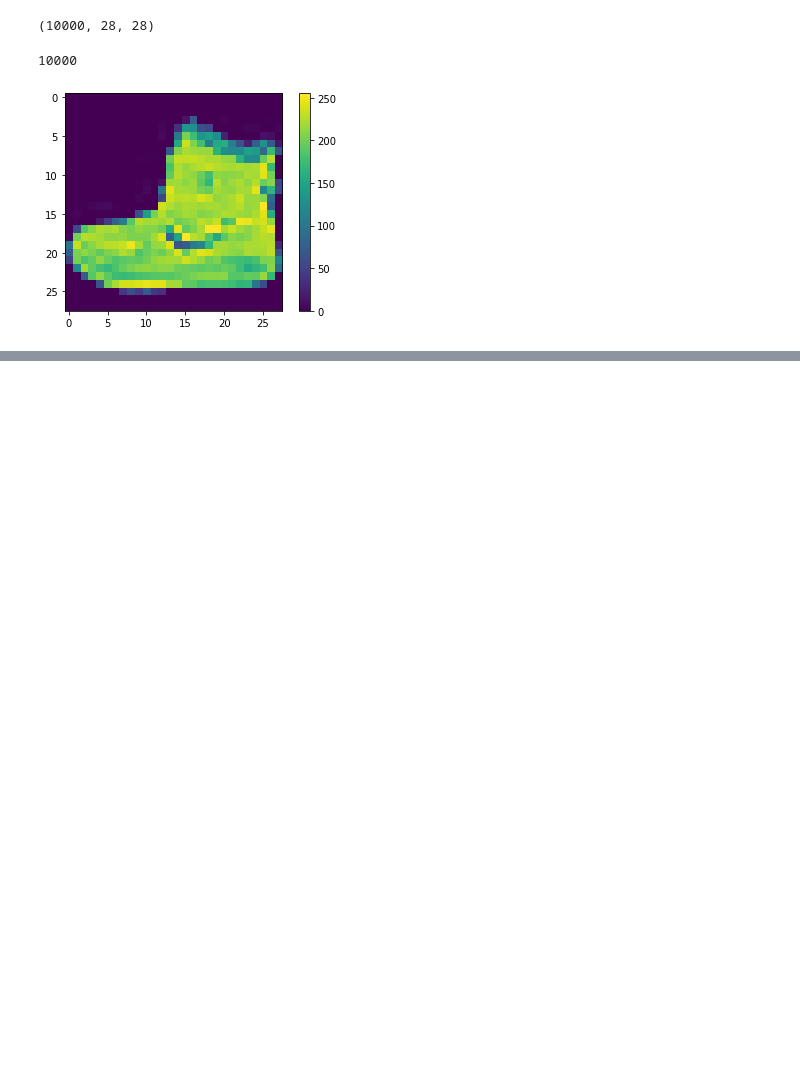
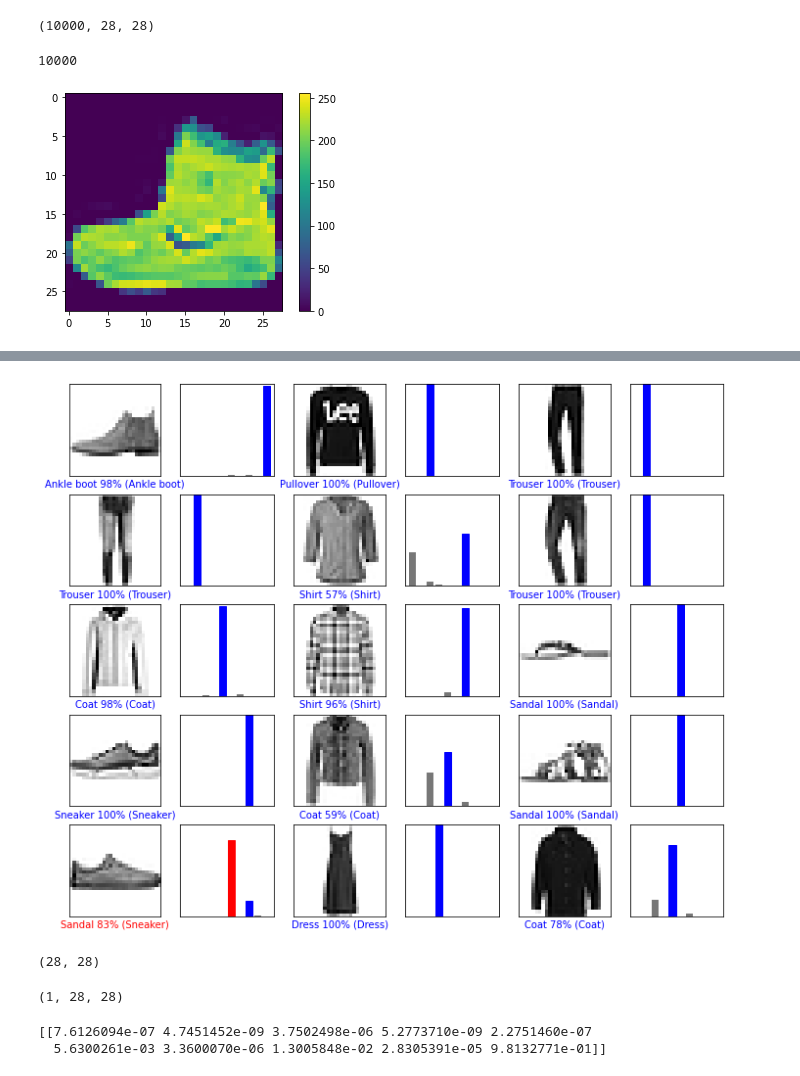
Before and after one commit to CokeLee777/MachingLearningstudy, a Jupyter notebook: 김우진/Untitled1.ipynb, the cells around one changed output, grey strips where cells are left out. Saved outputs shown, nothing was run; the diff lists cells and outputs as text; code cells hidden in the pictures; blank space fills up the shorter version.

```diff
--- a/김우진/Untitled1.ipynb
+++ b/김우진/Untitled1.ipynb
@@ -43,0 +66,4 @@ plt.show()
+# %%
+model.compile(optimizer='adam',
+              loss='sparse_categorical_crossentropy',
+              metrics=['accuracy'])
@@ -43,0 +162,40 @@ plt.show()
+# %%
+
+# 처음 X 개의 테스트 이미지와 예측 레이블, 진짜 레이블을 출력합니다
+# 올바른 예측은 파랑색으로 잘못된 예측은 빨강색으로 나타냅니다
+num_rows = 5
+num_cols = 3
+num_images = num_rows*num_cols
+plt.figure(figsize=(2*2*num_cols, 2*num_rows))
+for i in range(num_images):
+  plt.subplot(num_rows, 2*num_cols, 2*i+1)
+  plot_image(i, predictions, test_labels, test_images)
+  plt.subplot(num_rows, 2*num_cols, 2*i+2)
+  plot_value_array(i, predictions, test_labels)
+plt.show()
+# %% [output]
+[figure, added]
+# %%
+
+# 테스트 세트에서 이미지 하나를 선택합니다
+img = test_images[0]
+
+print(img.shape)
+# %% [output]
+(28, 28)
+# %%
+
+# 이미지 하나만 사용할 때도 배치에 추가합니다
+img = (np.expand_dims(img,0))
+
+print(img.shape)
+# %% [output]
+(1, 28, 28)
+# %%
+
+predictions_single = model.predict(img)
+
+print(predictions_single)
+# %% [output]
+[[7.6126094e-07 4.7451452e-09 3.7502498e-06 5.2773710e-09 2.2751460e-07
+  5.6300261e-03 3.3600070e-06 1.3005848e-02 2.8305391e-05 9.8132771e-01]]
```
Also changed, not shown: parts of 14 cells of this notebook, 1 other file.
